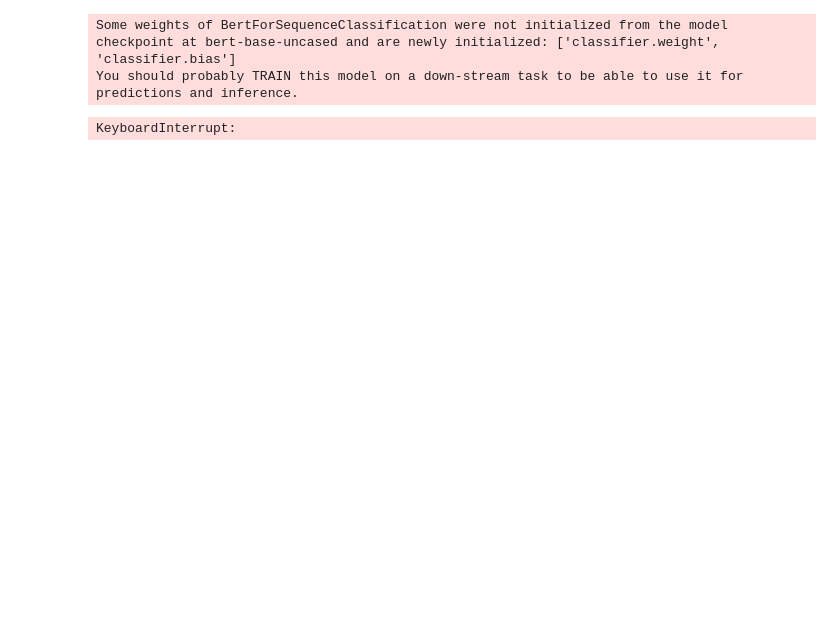
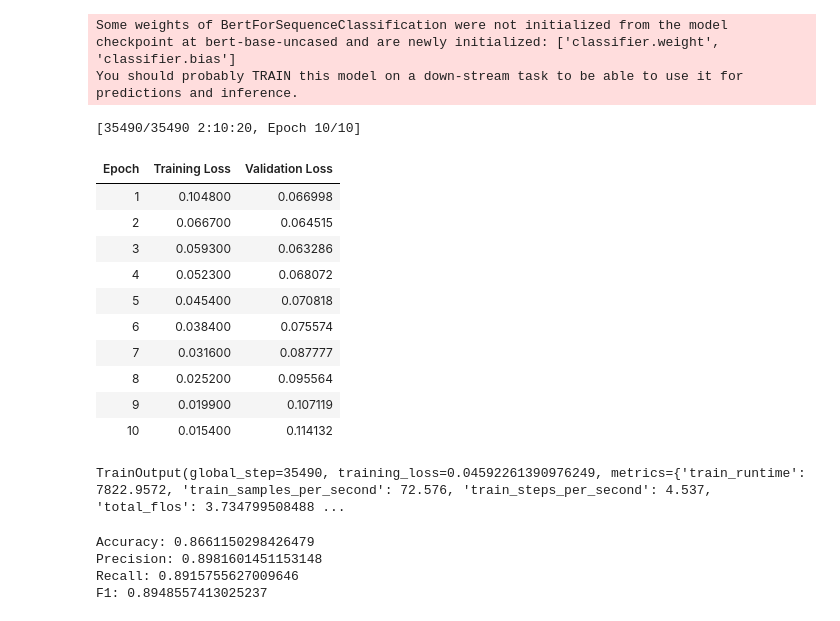
Before and after one commit to cristianbass01/NLI_project, a Jupyter notebook: bert.ipynb, the cells around one changed output. Cells and saved outputs as stored; diff of their text form; code cells hidden in the pictures; blank space fills up the shorter version.

```diff
--- a/bert.ipynb
+++ b/bert.ipynb
@@ -109,27 +110,56 @@ class DialogueActDataset(Dataset):
             'attention_mask': encoding['attention_mask'].flatten(),
             'labels': torch.tensor(label, dtype=torch.float)
         }
-# %%
-dataset = DialogueActDataset(tokenizer, utterance_list, act_types)
+# %%
+def preprocess_dataset(dataset):
+    dataset_types = ['train', 'validation', 'test']
+    output = dict()
+    for dataset_type in dataset_types:
+        data = dataset[dataset_type]
+        utterance_list, act_types = extract_utterance_and_act_types(data.to_pandas())
+        preprocessed_data = DialogueActDataset(tokenizer, utterance_list, act_types)
+        output[dataset_type] = preprocessed_data
+
+    return output
+
+preprocessed_data = preprocess_dataset(dataset)
 # %%
 # Define training arguments
 training_args = TrainingArguments(
     output_dir='./results',
-    num_train_epochs=3,
+    num_train_epochs=10,
     per_device_train_batch_size=16,
     warmup_steps=500,
     weight_decay=0.01,
     logging_dir='./logs',
+    logging_strategy='epoch',
+    save_strategy='no',
+    evaluation_strategy="epoch",
+    report_to='none',
 )
 
 # Create a Trainer
 trainer = Trainer(
     model=model,
     args=training_args,
-    train_dataset=dataset
+    train_dataset=preprocessed_data['train'],
+    eval_dataset=preprocessed_data['validation'],
 )
-
-# Train the model
-trainer.train()
-# %% [output]
-KeyboardInterrupt:
+# %%
+# Train the model
+model.train()
+trainer.train()
+# %% [output]
+[35490/35490 2:10:20, Epoch 10/10]
+| Epoch | Training Loss | Validation Loss |
+| 1 | 0.104800 | 0.066998 |
+| 2 | 0.066700 | 0.064515 |
+| 3 | 0.059300 | 0.063286 |
+| 4 | 0.052300 | 0.068072 |
+| 5 | 0.045400 | 0.070818 |
+| 6 | 0.038400 | 0.075574 |
+| 7 | 0.031600 | 0.087777 |
+| 8 | 0.025200 | 0.095564 |
+| 9 | 0.019900 | 0.107119 |
+| 10 | 0.015400 | 0.114132 |
+TrainOutput(global_step=35490, training_loss=0.04592261390976249, metrics={'train_runtime': 7822.9572, 'train_samples_per_second': 72.576, 'train_steps_per_second': 4.537, 'total_flos': 3.734799508488 ...
@@ -135,0 +188,20 @@ KeyboardInterrupt:
+# %%
+# Apply softmax to logits and then take the argmax to get the most likely label
+sigmoid_outputs = torch.sigmoid(torch.tensor(predictions))
+threshold = 0.5
+binary_predictions = (sigmoid_outputs > threshold).numpy()  # Applying a threshold to get binary values
+
+
+# Calculate the metrics
+accuracy = accuracy_score(true_labels, binary_predictions)
+precision, recall, f1, _ = precision_recall_fscore_support(true_labels, binary_predictions, average='micro')
+
+print(f"Accuracy: {accuracy}")
+print(f"Precision: {precision}")
+print(f"Recall: {recall}")
+print(f"F1: {f1}")
+# %% [output]
+Accuracy: 0.8661150298426479
+Precision: 0.8981601451153148
+Recall: 0.8915755627009646
+F1: 0.8948557413025237
```
Also changed, not shown: parts of 10 cells of this notebook.
